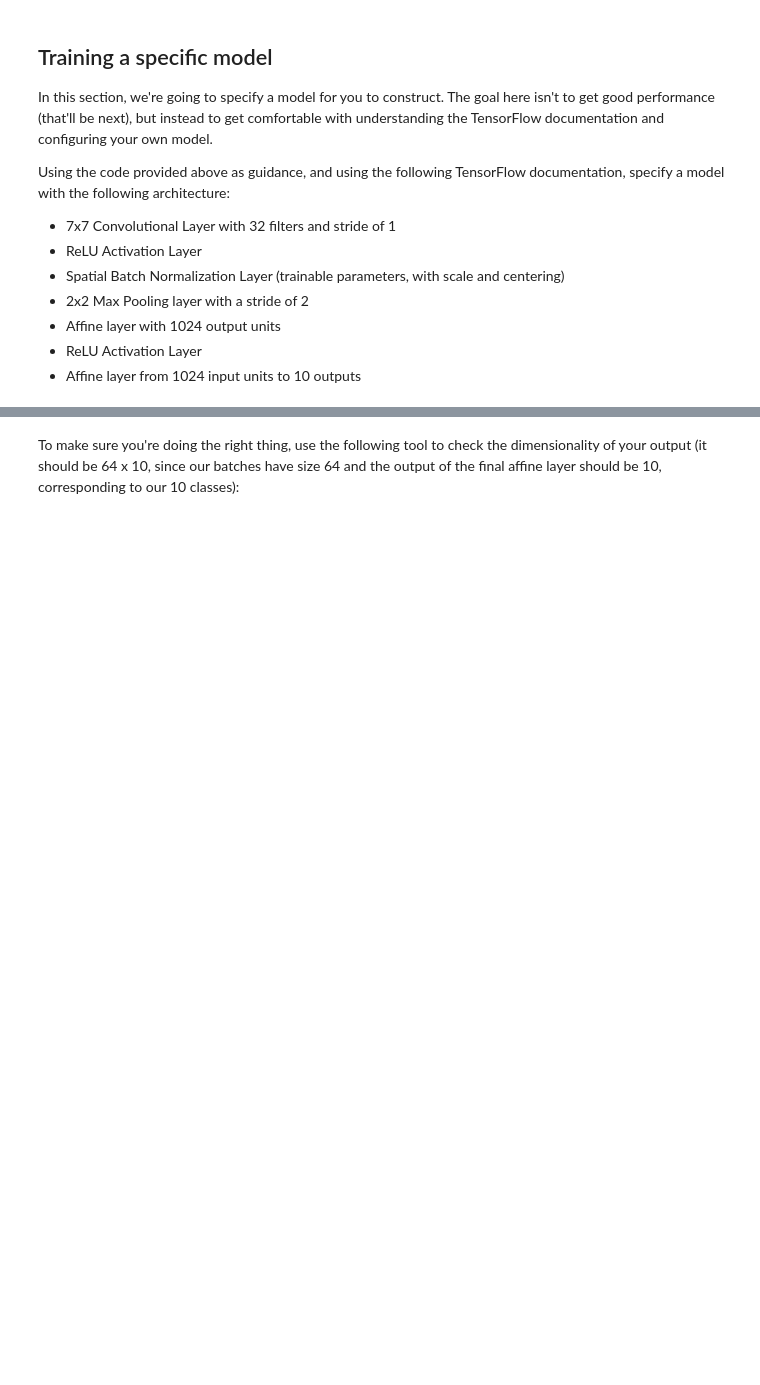
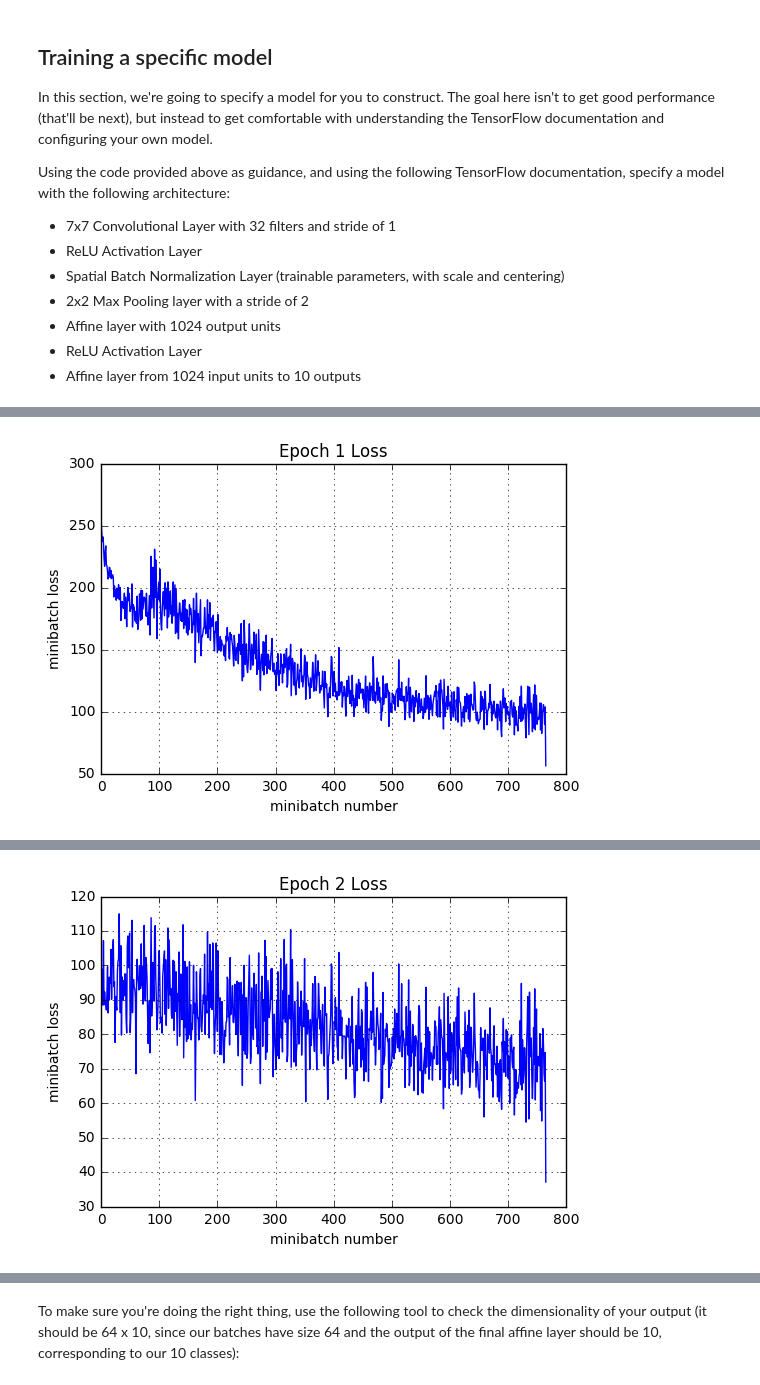
Before and after one commit to Observerspy/CS231n, a Jupyter notebook: assignment2/TensorFlow.ipynb, the cells around one changed output, grey strips where cells are left out. Saved outputs shown, nothing was run; the diff lists cells and outputs as text; code cells hidden in the pictures; blank space fills up the shorter version.

```diff
--- a/assignment2/TensorFlow.ipynb
+++ b/assignment2/TensorFlow.ipynb
@@ -261,21 +265,21 @@ y = tf.placeholder(tf.int64, [None])
 is_training = tf.placeholder(tf.bool)
 global_step = tf.Variable(0)
 
+Wconv1 = tf.get_variable("Wconv1", shape=[7, 7, 3, 32])
+bconv1 = tf.get_variable("bconv1", shape=[32])
+W1 = tf.get_variable("W1", shape=[8192, 1024])
+b1 = tf.get_variable("b1", shape=[1024])
+W2 = tf.get_variable("W2", shape=[1024, 10])
+b2 = tf.get_variable("b2", shape=[10])
 # define model
 def complex_model(X,y,is_training):
     # setup variables
-    Wconv1 = tf.get_variable("Wconv1", shape=[7, 7, 3, 32], initializer = tf.random_normal_initializer(mean=0., stddev=0.1, ))
-    bconv1 = tf.get_variable("bconv1", shape=[32], initializer = tf.constant_initializer(0.1))
-    W1 = tf.get_variable("W1", shape=[8192, 1024], initializer = tf.random_normal_initializer(mean=0., stddev=np.sqrt(2.0 / 8192), ))
-    b1 = tf.get_variable("b1", shape=[1024], initializer = tf.constant_initializer(0.1))
-    W2 = tf.get_variable("W2", shape=[1024, 10], initializer = tf.random_normal_initializer(mean=0., stddev=np.sqrt(2.0 / 1024), ))
-    b2 = tf.get_variable("b2", shape=[10], initializer = tf.constant_initializer(0.1))
 
     # define our graph (e.g. two_layer_convnet)
     a1 = tf.nn.conv2d(X, Wconv1, strides=[1,1,1,1], padding='SAME') + bconv1
-    h1 = tf.nn.relu(a1)
-    h_batch = tf.layers.batch_normalization(h1, center=True, scale=True,  training=is_training)
-    h_pool = tf.nn.max_pool(h_batch, ksize=[1, 2, 2, 1], strides=[1, 2, 2, 1], padding='SAME')
+    h_batch = tf.layers.batch_normalization(a1, center=True, scale=True,  training=is_training)
+    h1 = tf.nn.relu(h_batch)
+    h_pool = tf.nn.max_pool(h1, ksize=[1, 2, 2, 1], strides=[1, 2, 2, 1], padding='SAME')
     conv_flat = tf.reshape(h_pool,[-1,8192])
     h_affine = tf.matmul(conv_flat,W1) + b1
     h_batch2 = tf.layers.batch_normalization(h_affine, center=True, scale=True,  training=is_training)
@@ -284,3 +288,26 @@ def complex_model(X,y,is_training):
     return y_out
 
 y_out = complex_model(X,y,is_training)
+    # Inputs
+    #     y_out: is what your model computes
+    #     y: is your TensorFlow variable with label information
+    # Outputs
+    #    mean_loss: a TensorFlow variable (scalar) with numerical loss
+    #    optimizer: a TensorFlow optimizer
+    # This should be ~3 lines of code!
+mean_loss = tf.reduce_mean(tf.nn.softmax_cross_entropy_with_logits(labels=tf.one_hot(y,10), logits=y_out))
+mean_loss += 0.001 * (tf.nn.l2_loss(Wconv1) + tf.nn.l2_loss(W1) + tf.nn.l2_loss(W2))
+
+learning_rate = tf.train.exponential_decay(0.001, global_step, 100, 0.9, staircase=True)
+optimizer = tf.train.RMSPropOptimizer(learning_rate).minimize(mean_loss, global_step=global_step)
+
+with tf.Session() as sess:
+    with tf.device("/cpu:0"): #"/cpu:0" or "/gpu:0"
+        sess.run(tf.global_variables_initializer())
+        print('Training')
+        run_model(sess,y_out,mean_loss,X_train,y_train,5,64,100,optimizer,True)
+        print('Validation')
+        run_model(sess,y_out,mean_loss,X_val,y_val,1,64)
+        print('Test')
+        run_model(sess,y_out,mean_loss,X_test,y_test,1,64)
+# %% [output]
@@ -286,0 +324 @@ y_out = complex_model(X,y,is_training)
+[figure, added]
@@ -286,0 +334 @@ y_out = complex_model(X,y,is_training)
+[figure, added]
```
Also changed, not shown: parts of 12 cells of this notebook, 3 other files.
